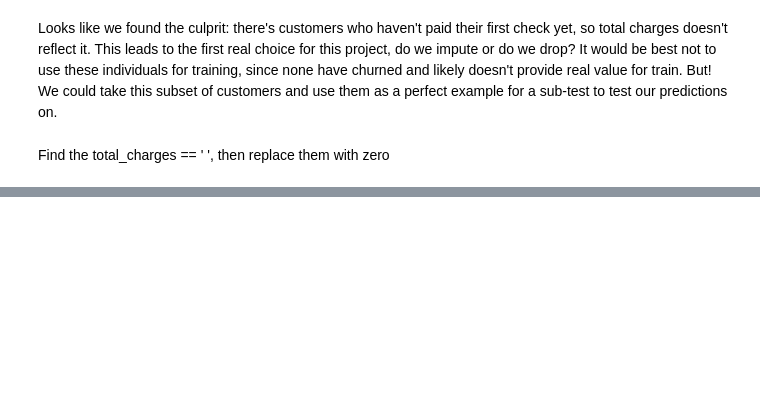
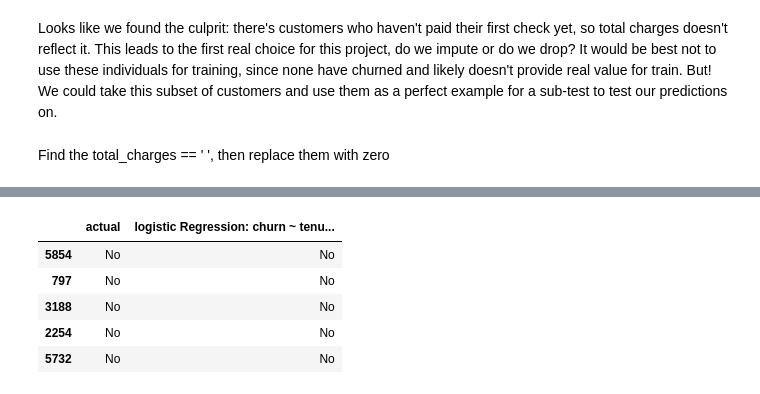
Before and after one commit to Churning-Up-the-Heat/classification-project, a Jupyter notebook: shay_main.ipynb, the cells around one changed output, grey strips where cells are left out. Drawn from its saved outputs; the diff is of its cells as text; code cells hidden in the pictures; blank space fills up the shorter version.

```diff
--- a/shay_main.ipynb
+++ b/shay_main.ipynb
@@ -279,0 +301,9 @@ Name: streaming_movies, dtype: int64
+# %%
+predictions.head()
+# %% [output]
+|  | actual | logistic Regression: churn ~ tenu... |
+| 5854 | No | No |
+| 797 | No | No |
+| 3188 | No | No |
+| 2254 | No | No |
+| 5732 | No | No |
```
Also changed, not shown: parts of 49 cells of this notebook, 1 other file.
